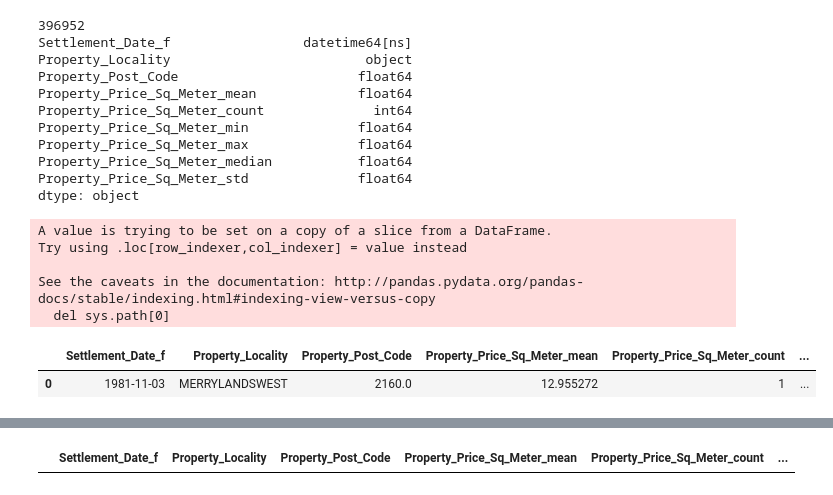
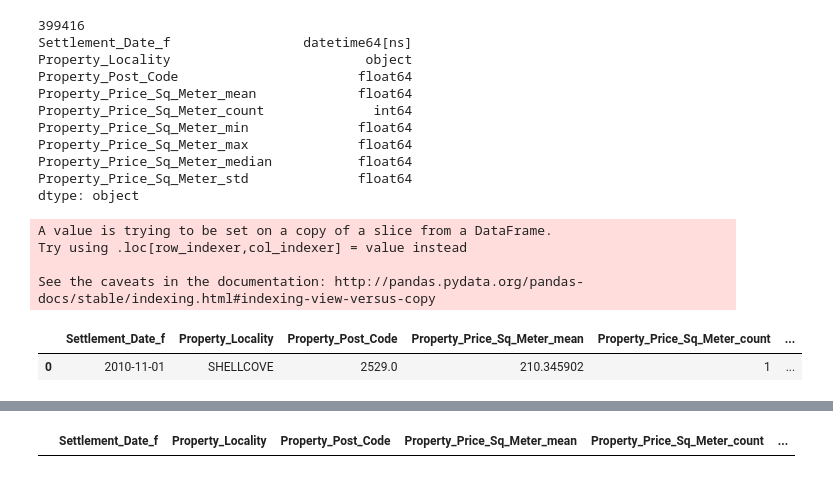
Before and after one commit to nsvram/property_research, a Jupyter notebook: NSW_Property_Sales/process_sales.ipynb, the cells around one changed output, grey strips where cells are left out. Cells and saved outputs as stored; diff of their text form; code cells hidden in the pictures.

```diff
--- a/NSW_Property_Sales/process_sales.ipynb
+++ b/NSW_Property_Sales/process_sales.ipynb
@@ -13,41 +13,41 @@ import datetime
 import time
 from datetime import datetime
 # %%
-filepaths = ['../data/sales/sales_2018_data_mart.csv',
+filepaths = ['../data/sales/sales_2019_data_mart.csv',
+             '../data/sales/sales_2018_data_mart.csv',
              '../data/sales/sales_2017_data_mart.csv',
              '../data/sales/sales_2016_data_mart.csv',
              '../data/sales/sales_2015_data_mart.csv',
              '../data/sales/sales_2014_data_mart.csv',
              #'../data/sales/sales_2013_data_mart.csv',
              #'../data/sales/sales_2012_data_mart.csv',
              #'../data/sales/sales_2011_data_mart.csv',
              #'../data/sales/sales_2010_data_mart.csv'
             ]
 df_read = pd.concat(map(pd.read_csv, filepaths))
 df_time_ser_price = df_read.drop_duplicates(subset=[i for i in df_read.columns], keep=False)
 df_time_ser_price['Settlement_Date_f'] = pd.to_datetime(df_time_ser_price['Settlement_Date_f'])
 print(len(df_time_ser_price))
 print(df_time_ser_price.dtypes)
 df_time_ser_price.head(1)
 # %% [output]
-396952
+399416
 Settlement_Date_f                 datetime64[ns]
 Property_Locality                         object
 Property_Post_Code                       float64
 Property_Price_Sq_Meter_mean             float64
 Property_Price_Sq_Meter_count              int64
 Property_Price_Sq_Meter_min              float64
 Property_Price_Sq_Meter_max              float64
 Property_Price_Sq_Meter_median           float64
 Property_Price_Sq_Meter_std              float64
 dtype: object
 A value is trying to be set on a copy of a slice from a DataFrame.
 Try using .loc[row_indexer,col_indexer] = value instead
 
 See the caveats in the documentation: http://pandas.pydata.org/pandas-docs/stable/indexing.html#indexing-view-versus-copy
-  del sys.path[0]
 |  | Settlement_Date_f | Property_Locality | Property_Post_Code | Property_Price_Sq_Meter_mean | Property_Price_Sq_Meter_count | ... |
-| 0 | 1981-11-03 | MERRYLANDSWEST | 2160.0 | 12.955272 | 1 | ... |
+| 0 | 2010-11-01 | SHELLCOVE | 2529.0 | 210.345902 | 1 | ... |
 # %%
 df_time_ser_price.head()
 # %% [output]
```
Also changed, not shown: parts of 7 cells of this notebook, 1 other file.
